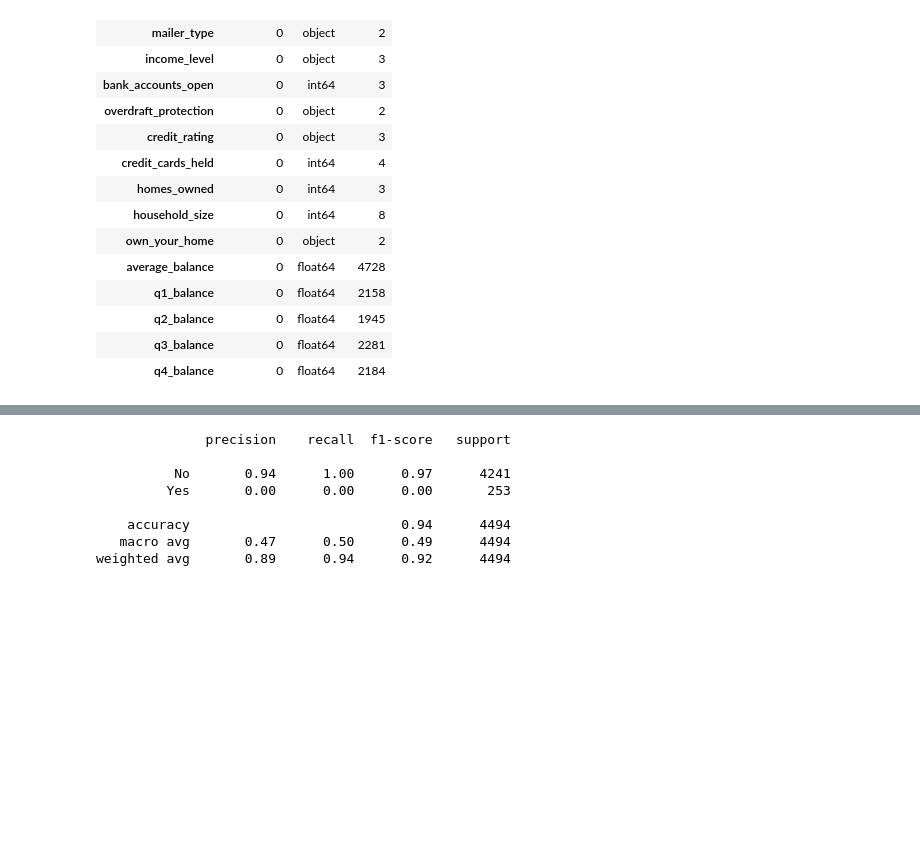
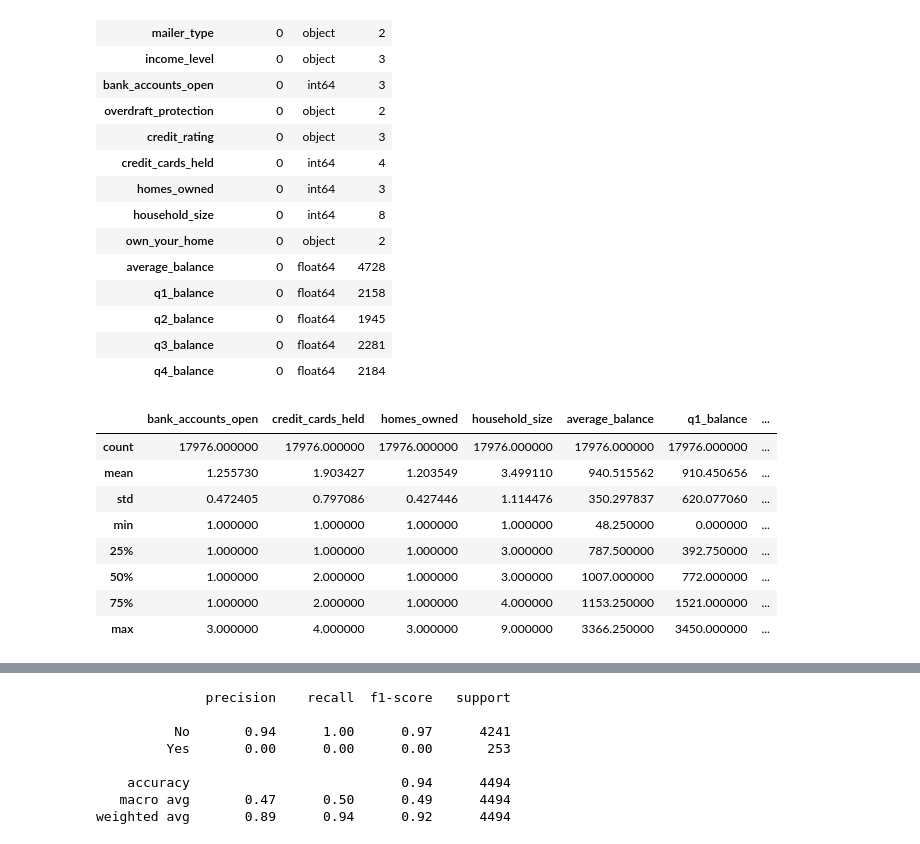
Before and after one commit to Edoardo1996/ironhack-mid-project, a Jupyter notebook: index.ipynb, the cells around one changed output, grey strips where cells are left out. Cells and saved outputs as stored; diff of their text form; code cells hidden in the pictures; blank space fills up the shorter version.

```diff
--- a/index.ipynb
+++ b/index.ipynb
@@ -74,3 +75,16 @@ eda.report(df)
 | q2_balance | 0 | float64 | 1945 |
 | q3_balance | 0 | float64 | 2281 |
 | q4_balance | 0 | float64 | 2184 |
+# %%
+# Statistics of numerical features of the dataset
+df.describe()
+# %% [output]
+|  | bank_accounts_open | credit_cards_held | homes_owned | household_size | average_balance | q1_balance | ... |
+| count | 17976.000000 | 17976.000000 | 17976.000000 | 17976.000000 | 17976.000000 | 17976.000000 | ... |
+| mean | 1.255730 | 1.903427 | 1.203549 | 3.499110 | 940.515562 | 910.450656 | ... |
+| std | 0.472405 | 0.797086 | 0.427446 | 1.114476 | 350.297837 | 620.077060 | ... |
+| min | 1.000000 | 1.000000 | 1.000000 | 1.000000 | 48.250000 | 0.000000 | ... |
+| 25% | 1.000000 | 1.000000 | 1.000000 | 3.000000 | 787.500000 | 392.750000 | ... |
+| 50% | 1.000000 | 2.000000 | 1.000000 | 3.000000 | 1007.000000 | 772.000000 | ... |
+| 75% | 1.000000 | 2.000000 | 1.000000 | 4.000000 | 1153.250000 | 1521.000000 | ... |
+| max | 3.000000 | 4.000000 | 3.000000 | 9.000000 | 3366.250000 | 3450.000000 | ... |
```
Also changed, not shown: parts of 13 cells of this notebook, 1 other file.
